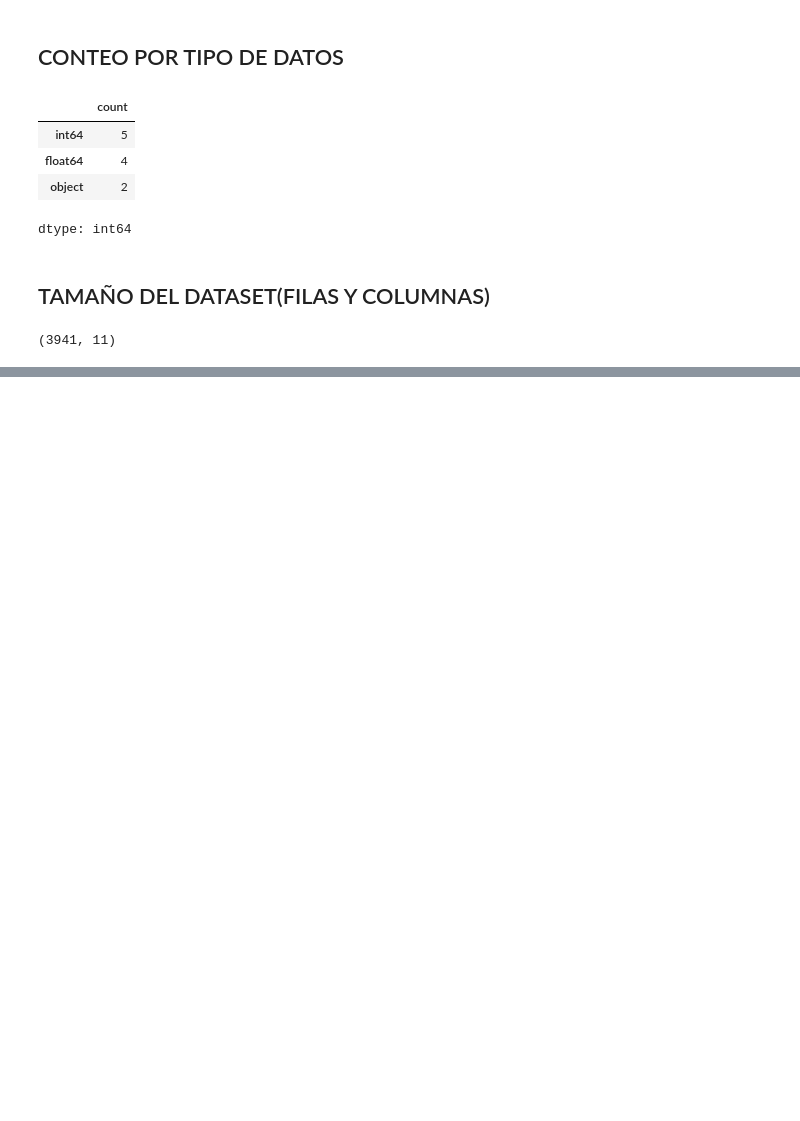
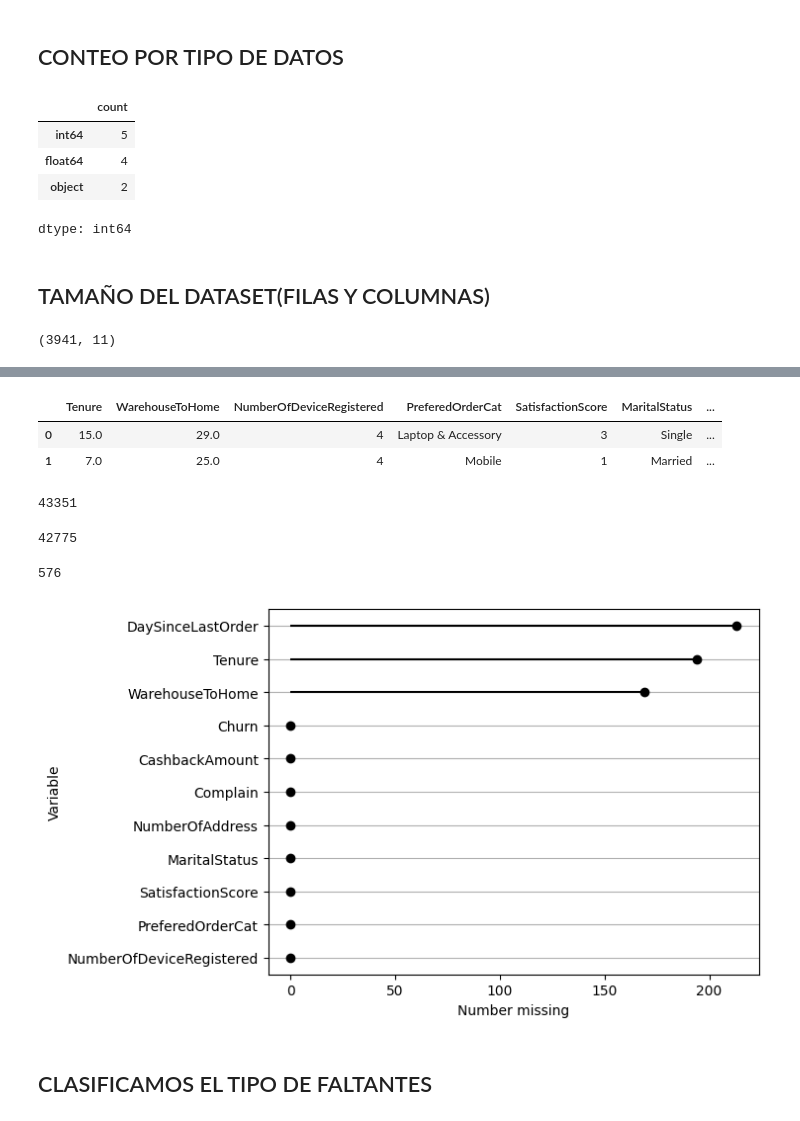
Before and after one commit to cesarmayta/BOOTCAMP_DSG1, a Jupyter notebook: trabajo_final_modulo4/TRABAJO_FINAL_MODULO_4_CESARMAYTA.ipynb, the cells around one changed output, grey strips where cells are left out. Saved outputs shown, nothing was run; the diff lists cells and outputs as text; code cells hidden in the pictures; blank space fills up the shorter version.

Commit message:
imputacion faltantes

```diff
--- a/trabajo_final_modulo4/TRABAJO_FINAL_MODULO_4_CESARMAYTA.ipynb
+++ b/trabajo_final_modulo4/TRABAJO_FINAL_MODULO_4_CESARMAYTA.ipynb
@@ -56,0 +81,25 @@ data_df.shape
+# %%
+data_df = pd.read_csv('/content/data_ecommerce_customer_churn.csv')
+data_df.head(2)
+# %% [output]
+|  | Tenure | WarehouseToHome | NumberOfDeviceRegistered | PreferedOrderCat | SatisfactionScore | MaritalStatus | ... |
+| 0 | 15.0 | 29.0 | 4 | Laptop & Accessory | 3 | Single | ... |
+| 1 | 7.0 | 25.0 | 4 | Mobile | 1 | Married | ... |
+# %%
+data_df.size
+# %% [output]
+43351
+# %%
+data_df.missing.number_complete()
+# %% [output]
+42775
+# %%
+data_df.missing.number_missing()
+# %% [output]
+576
+# %%
+data_df.missing.missing_variable_plot()
+# %% [output]
+[figure, added]
+# %% [markdown]
+## CLASIFICAMOS EL TIPO DE FALTANTES
```
Also changed, not shown: parts of 18 cells of this notebook.
